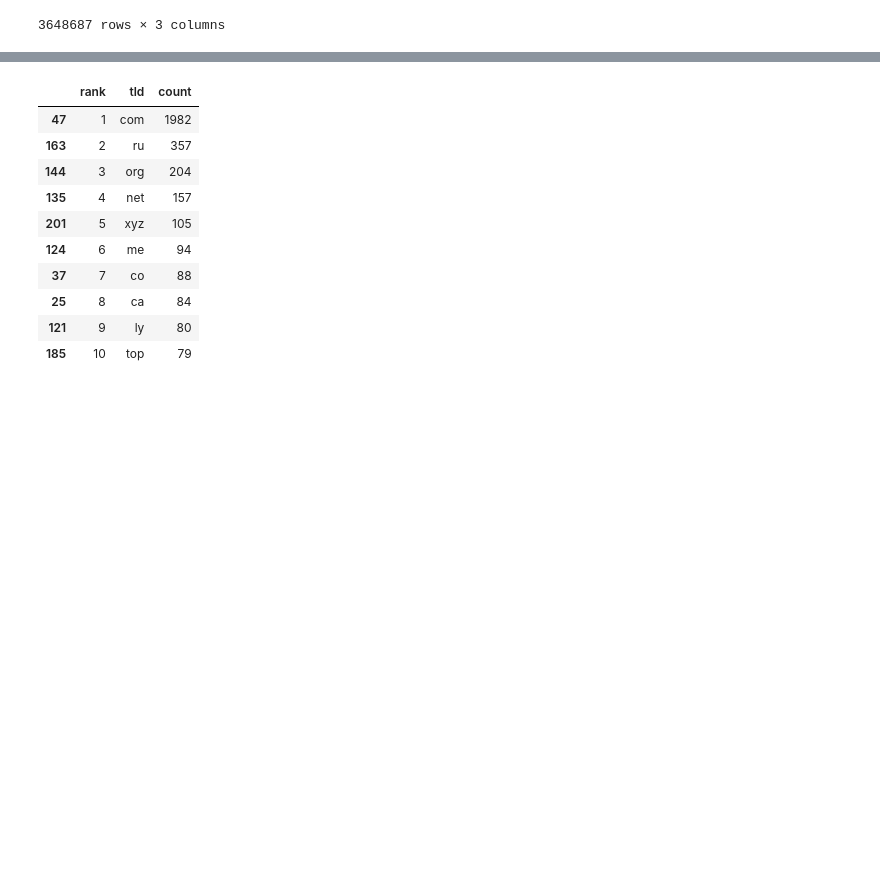
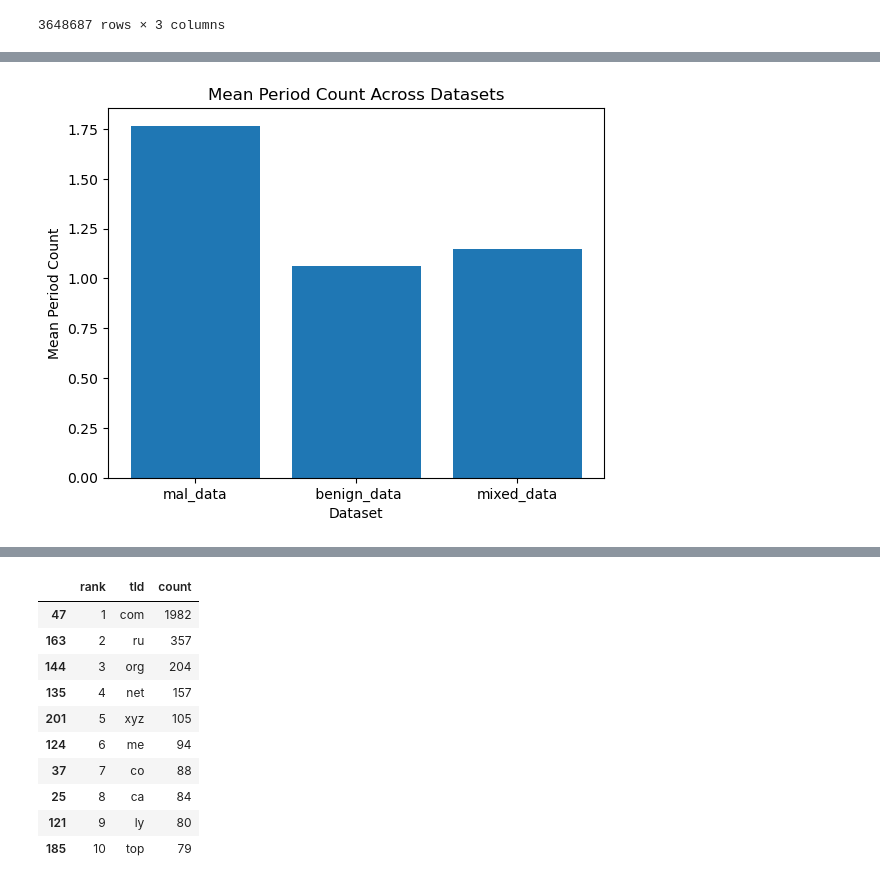
Before and after one commit to huntleyls/CS-Sec, a Jupyter notebook: Final Project/Final.ipynb, the cells around one changed output, grey strips where cells are left out. Drawn from its saved outputs; the diff is of its cells as text; code cells hidden in the pictures; blank space fills up the shorter version.

```diff
--- a/Final Project/Final.ipynb
+++ b/Final Project/Final.ipynb
@@ -25,9 +52,12 @@ benign_data['tld'] = mal_data['url'].apply(lambda x: tldextract.extract(x).suffi
 benign_data['FQDN length'] = benign_data['url'].apply(get_fqdn_length)
 benign_data['FQDN digit percentage'] = benign_data['url'].apply(count_percent_digits)
 benign_data['period count'] = benign_data['url'].apply(count_periods)
+benign_data['hyphen count'] = benign_data['url'].apply(count_hyphens)
 benign_data['domain_length'] = benign_data['domain'].apply(lambda x: len(x))
 bins = [0, 5, 10, 15, float('inf')]
 labels = ['1-5', '6-10', '11-15', '16+']
 benign_data['domain_length_group'] = pd.cut(benign_data['FQDN length'], bins=bins, labels=labels)
-benign_data
+
+redirect_flags = check_redirects(benign_data, 'url')
+redirect_flags
 # %% [output]
@@ -47,5 +81,4 @@ benign_data
 # %%
-
 remove = ['http://', 'ftp://','www.', 'https://']
 for string in remove:
     mal_data['url'] = mal_data['url'].str.replace(string, '')
@@ -57,9 +90,12 @@ mal_data['domain_length'] = mal_data['domain'].apply(lambda x: len(x))
 mal_data['tld'] = mal_data['url'].apply(lambda x: tldextract.extract(x).suffix)
 mal_data['FQDN length'] = mal_data['url'].apply(get_fqdn_length)
 mal_data['FQDN digit percentage'] = mal_data['url'].apply(count_percent_digits)
+mal_data['hyphen count'] = mal_data['url'].apply(count_hyphens)
 mal_data['period count'] = mal_data['url'].apply(count_periods)
 bins = [0, 5, 10, 15, float('inf')]
 labels = ['1-5', '6-10', '11-15', '16+']
 mal_data['domain_length_group'] = pd.cut(mal_data['domain_length'], bins=bins, labels=labels)
-mal_data
+#mal_data
+redirect_flags = check_redirects(mal_data, 'url')
+redirect_flags
 # %% [output]
@@ -124,0 +184,20 @@ tranco_rank_data
+# %%
+
+
+# Calculate the mean period count for each dataset
+mean1 = mal_data['period count'].mean()
+mean2 = benign_data['period count'].mean()
+mean3 = mixed_data['period count'].mean()
+
+# Create a bar graph with the dataset names on the x-axis and the mean period count on the y-axis
+plt.bar(['mal_data', ' benign_data', 'mixed_data'], [mean1, mean2, mean3])
+
+# Customize the graph labels and title
+plt.xlabel('Dataset')
+plt.ylabel('Mean Period Count')
+plt.title('Mean Period Count Across Datasets')
+
+# Show the graph
+plt.show()
+# %% [output]
+[figure, added]
```
Also changed, not shown: parts of 11 cells of this notebook, 2 other files.
